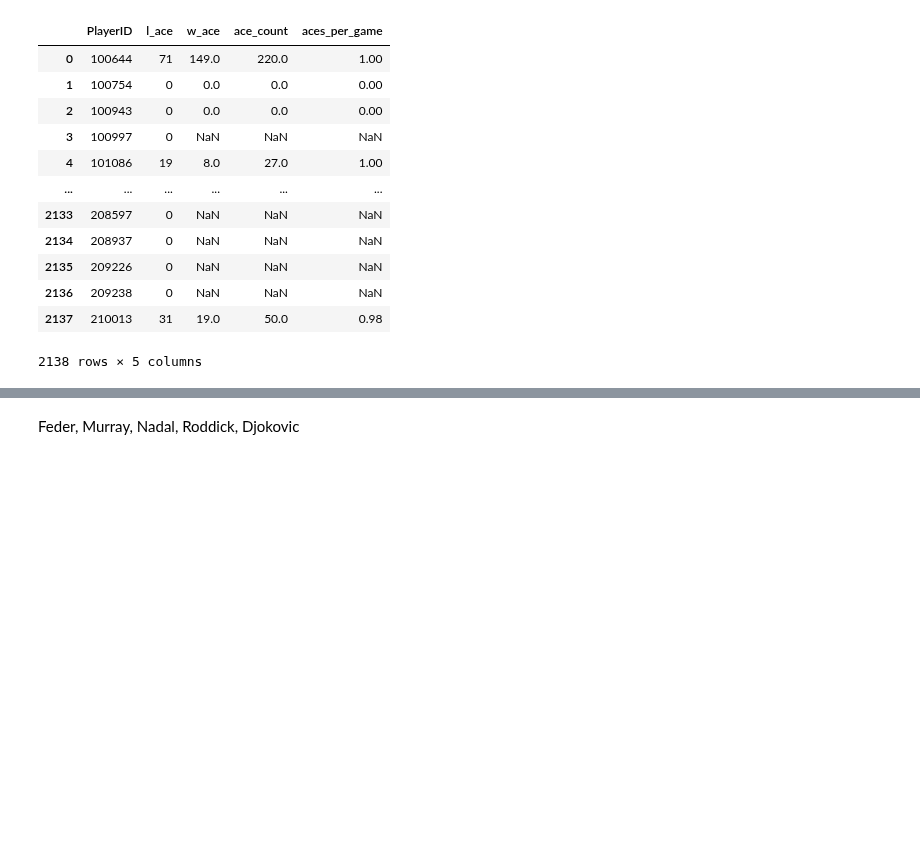
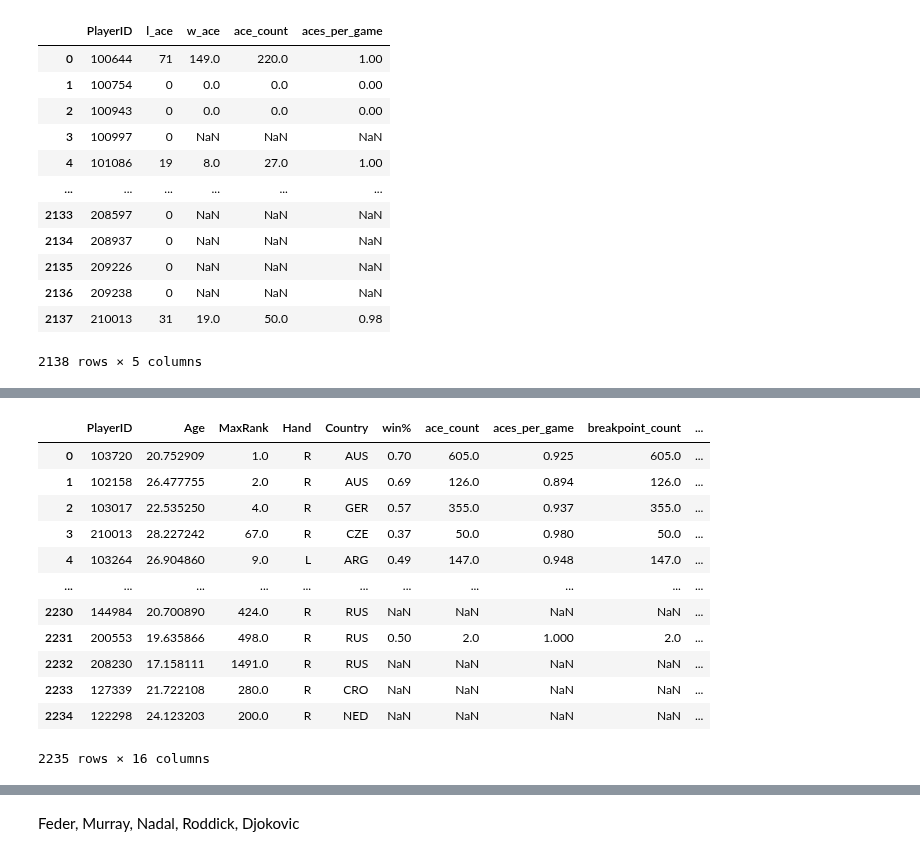
Before and after one commit to Racket-Science/Tennis-Match-Predictions, a Jupyter notebook: Notebooks/PlayerDatabse_Builder.ipynb, the cells around one changed output, grey strips where cells are left out. Saved outputs shown, nothing was run; the diff lists cells and outputs as text; code cells hidden in the pictures; blank space fills up the shorter version.

```diff
--- a/Notebooks/PlayerDatabse_Builder.ipynb
+++ b/Notebooks/PlayerDatabse_Builder.ipynb
@@ -286,12 +458,25 @@ There are only five players in the Top 50 of the ATP Rankings that hit on averag
+# %%
+data_frames = [hard_df, clay_df, grass_df, carpet_df]
+surface = reduce(lambda  left,right: pd.merge(left,right,on=['PlayerID'],
+                                            how='left'), data_frames)
+
+### in each surface df nulls were only present for players that didn't lose a match on that surface type
+### merging all surface dfs presents nulls because their are unequal representation of rows
+
+#surface.isnull().sum()
+
+surface= surface.fillna(0)
 # %%
 ## COMBINING ALL DATAFRAMES TOGETHER
 
 from functools import reduce
 
-data_frames = [PlayerData, win_loss, aces, serve_pts, breakpoints]
+data_frames = [PlayerData, win_loss, aces, serve_pts, breakpoints, top_matches, surface]
 
 PD_merge = reduce(lambda  left,right: pd.merge(left,right,on=['PlayerID'],
                                             how='left'), data_frames)
+
+PD_merge_predict = PD_merge
 PD_merge
 # %% [output]
 |  | PlayerID | Player_Name | Age | Height | MaxRank | Hand | Country | win_count | lose_count | ... |
@@ -317,6 +502,7 @@ columns_to_rename = {'l_ace' : 'aces_in_match_lost',
                     'l_break_points_won': 'breakpoints_won_match_lost',
                     'w_break_points_won': 'breakpoints_won_match_won'}
 PD_merge = PD_merge.rename(columns = columns_to_rename)
+PD_merge_predict = PD_merge
 # %%
 ### filtering for players who only play 50 matches and their max rank was over 100
 
@@ -341,0 +547,29 @@ PD_merge.to_csv('PlayerData.csv')
+# %%
+### same
+PD_merge_predict.shape
+columns_drop = ['win_count', 'lose_count', 'match_count', 'aces_in_match_lost', 'aces_in_match_won', 'first_serve_percentage_match_lost',
+              'first_serve_percentage_match_won', 'first_serve_won_percentage_match_lost', 'first_serve_won_percentage_match_won', 'breakpoints_won_match_lost',
+              'breakpoints_won_match_won', 'win_count_30', 'loss_count_30', 'win_count_100', 'loss_count_100', 'total_top30_matches',
+              'total_top100_matches', 'hard_surface_win', 'hard_surface_loss', 'hard_surface_match_count',
+              'clay_surface_win', 'clay_surface_loss', 'clay_surface_match_count',
+              'grass_surface_win', 'grass_surface_loss', 'grass_surface_match_count',
+              'carpet_surface_win', 'carpet_surface_loss', 'carpet_surface_match_count', 'Player_Name',
+               'Height', ]
+
+PD_merge_predict = PD_merge_predict.drop(columns_drop, 1)
+PD_merge_predict
+# aces = aces.drop(columns_drop, 1)
+# %% [output]
+|  | PlayerID | Age | MaxRank | Hand | Country | win% | ace_count | aces_per_game | breakpoint_count | ... |
+| 0 | 103720 | 20.752909 | 1.0 | R | AUS | 0.70 | 605.0 | 0.925 | 605.0 | ... |
+| 1 | 102158 | 26.477755 | 2.0 | R | AUS | 0.69 | 126.0 | 0.894 | 126.0 | ... |
+| 2 | 103017 | 22.535250 | 4.0 | R | GER | 0.57 | 355.0 | 0.937 | 355.0 | ... |
+| 3 | 210013 | 28.227242 | 67.0 | R | CZE | 0.37 | 50.0 | 0.980 | 50.0 | ... |
+| 4 | 103264 | 26.904860 | 9.0 | L | ARG | 0.49 | 147.0 | 0.948 | 147.0 | ... |
+| ... | ... | ... | ... | ... | ... | ... | ... | ... | ... | ... |
+| 2230 | 144984 | 20.700890 | 424.0 | R | RUS | NaN | NaN | NaN | NaN | ... |
+| 2231 | 200553 | 19.635866 | 498.0 | R | RUS | 0.50 | 2.0 | 1.000 | 2.0 | ... |
+| 2232 | 208230 | 17.158111 | 1491.0 | R | RUS | NaN | NaN | NaN | NaN | ... |
+| 2233 | 127339 | 21.722108 | 280.0 | R | CRO | NaN | NaN | NaN | NaN | ... |
+| 2234 | 122298 | 24.123203 | 200.0 | R | NED | NaN | NaN | NaN | NaN | ... |
+2235 rows × 16 columns
```
Also changed, not shown: parts of 26 cells of this notebook.
